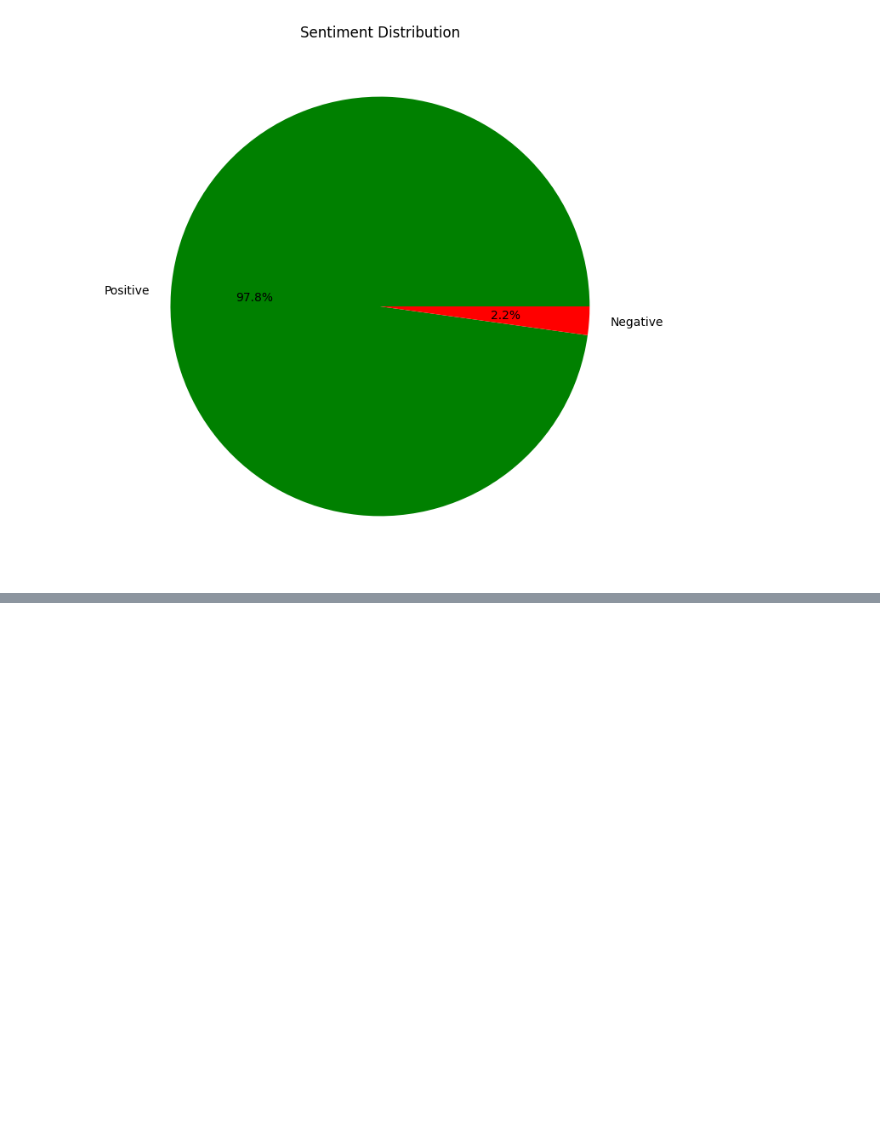
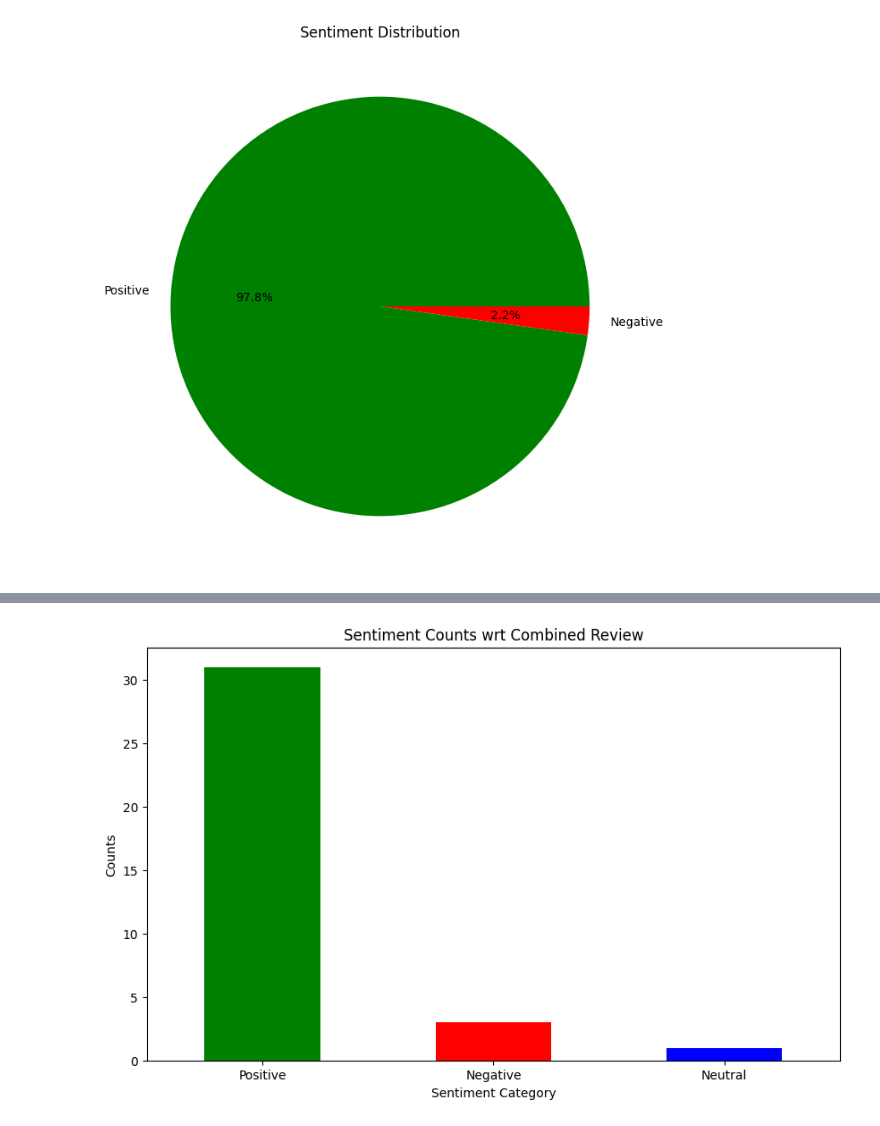
Before and after one commit to HuzaifaAliBaig/Data-Science-Labs, a Jupyter notebook: Lab 6/scraping.ipynb, the cells around one changed output, grey strips where cells are left out. Drawn from its saved outputs; the diff is of its cells as text; code cells hidden in the pictures; blank space fills up the shorter version.

```diff
--- a/Lab 6/scraping.ipynb
+++ b/Lab 6/scraping.ipynb
@@ -71,0 +89,11 @@ df.head(10)
+# %%
+stars, content, titles = Scrape(links_fit)
+# %%
+max_length = max(len(titles), len(content), len(stars))
+
+data = {
+    'Review Title': titles + [np.nan] * (max_length - len(titles)),
+    'Review Content': content + [np.nan] * (max_length - len(content)),
+    'Stars': stars + [np.nan] * (max_length - len(stars))
+}
+df_fit = pd.DataFrame(data)
@@ -87,0 +130,13 @@ df.to_csv("Combined Reviews.csv")
+# %%
+
+df_fit['Combined Review'] = df_fit['Review Title'].astype(str) + ' ' + df_fit['Review Content'].astype(str)
+df_fit['Combined Review'] = df_fit['Combined Review'].replace({np.nan: '', 'nan': ''})
+
+sid = SentimentIntensityAnalyzer()
+
+# Apply sentiment analysis, handling float values
+df_fit['Sentiment Combined'] = df_fit['Combined Review'].apply(
+    lambda x: sid.polarity_scores(x)['compound'] if isinstance(x, str) else np.nan
+)
+df_f.to_csv("Combined Reviews Fitness.csv")
+# print(df_fit[['Review Title', 'Review Content', 'Sentiment Combined']])
@@ -115,0 +203,21 @@ plt.show()
+# %%
+conditions_combined_fit = [
+    (df_fit['Sentiment Combined'] > 0),
+    (df_fit['Sentiment Combined'] == 0),
+    (df_fit['Sentiment Combined'] < 0)
+]
+
+choices = ['Positive', 'Neutral', 'Negative']
+df_fit['Sentiment_Category_Combined'] = np.select(conditions_combined_fit, choices, default='Neutral')
+sentiment_counts_Combined = df_fit['Sentiment_Category_Combined'].value_counts()
+
+# Plot the sentiment wrt Combined Review in a bar graph
+plt.figure(figsize=(10, 6))
+sentiment_counts_Combined.plot(kind='bar', color=['green', 'red', 'blue'])
+plt.title('Sentiment Counts wrt Combined Review')
+plt.xlabel('Sentiment Category')
+plt.ylabel('Counts')
+plt.xticks(rotation=0)
+plt.show()
+# %% [output]
+[figure, added]
```
Also changed, not shown: parts of 26 cells of this notebook.
